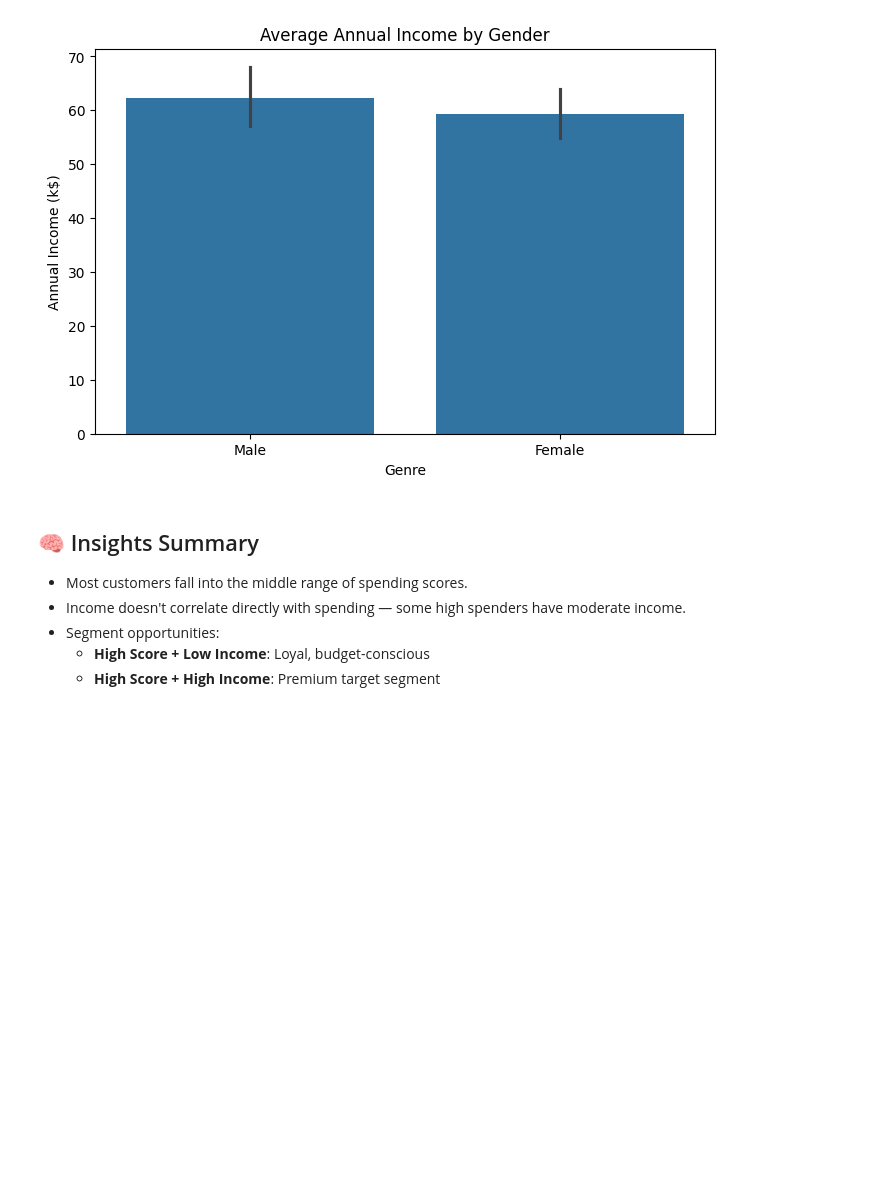
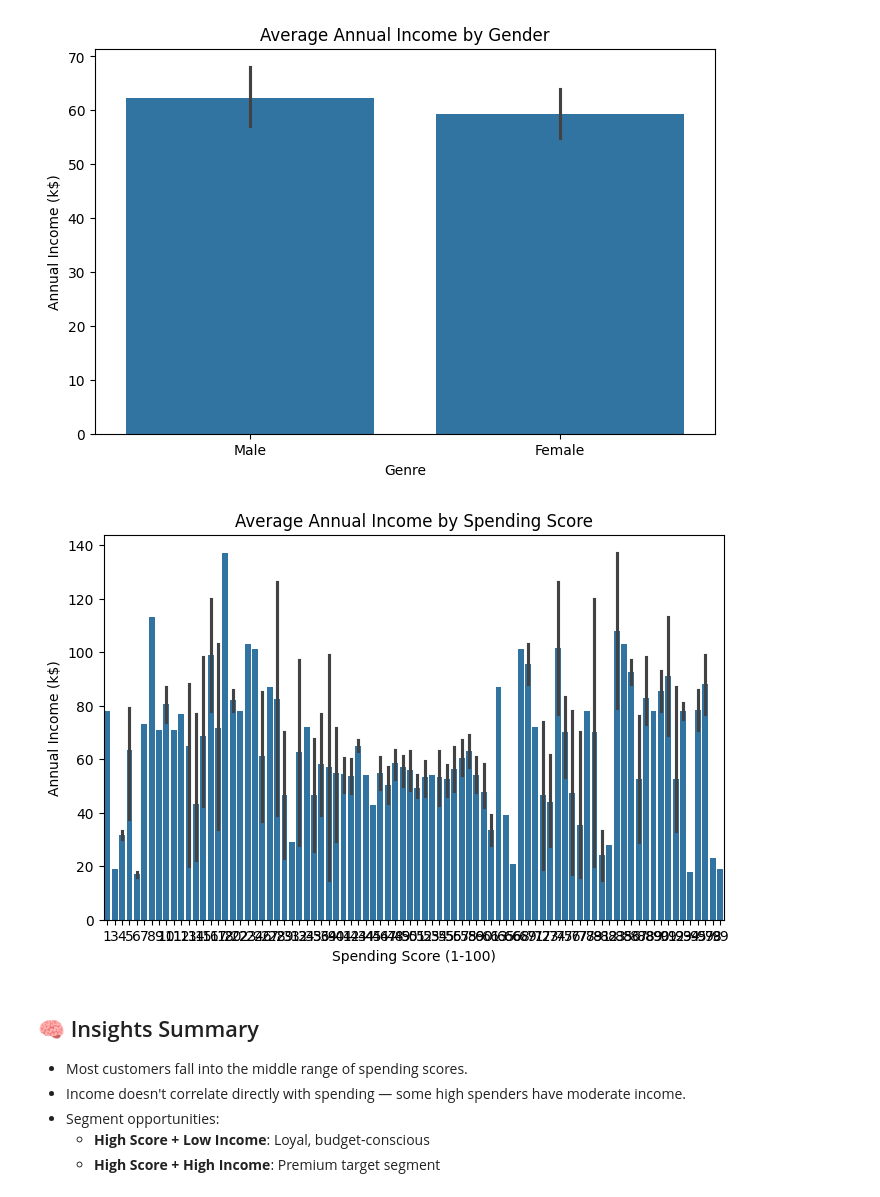
Before and after one commit to hamedkarimi3/mall-costomers, a Jupyter notebook: notebooks/analysis.ipynb, the cells around one changed output. Cells and saved outputs as stored; diff of their text form; code cells hidden in the pictures; blank space fills up the shorter version.

Commit message:
Plot the data

```diff
--- a/notebooks/analysis.ipynb
+++ b/notebooks/analysis.ipynb
@@ -433,6 +433,18 @@ Installing collected packages: seaborn
 Successfully installed seaborn-0.13.2
 Note: you may need to restart the kernel to use updated packages.
 [figure]
+# %%
+# Convert PySpark DataFrame to Pandas DataFrame if not already done
+if 'pandas_df' not in locals():
+	pandas_df = df.toPandas()
+
+# Plot the data
+plt.figure(figsize=(8,5))
+sns.barplot(data=pandas_df, x="Spending Score (1-100)", y="Annual Income (k$)")
+plt.title("Average Annual Income by Spending Score")
+plt.show()
+# %% [output]
+[figure, added]
 # %% [markdown]
 ## 🧠 Insights Summary
 
```
